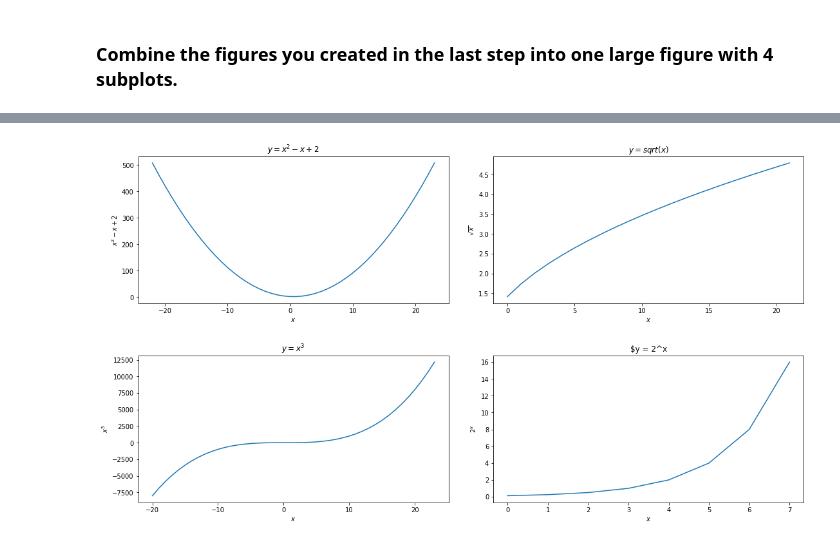
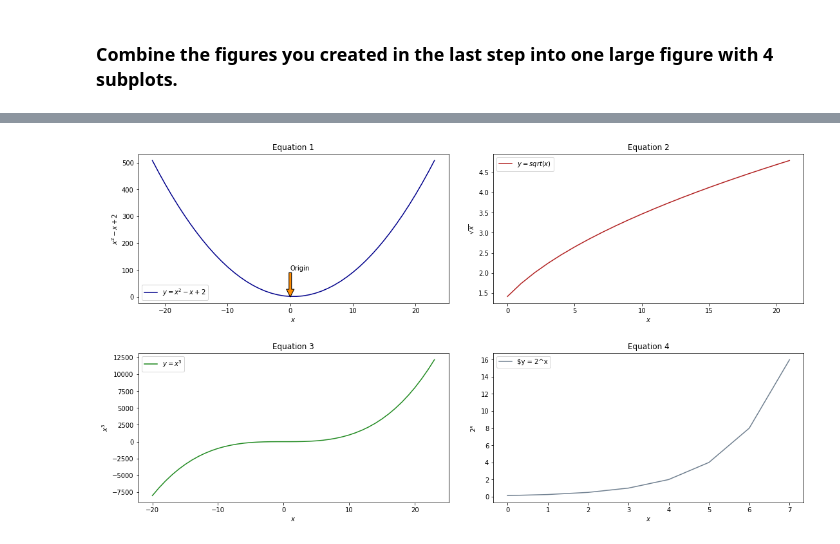
Before and after one commit to lukewbecker/numpy-pandas-visualization-exercises, a Jupyter notebook: matplotlib_exercises.ipynb, the cells around one changed output, grey strips where cells are left out. Cells and saved outputs as stored; diff of their text form; code cells hidden in the pictures.

```diff
--- a/matplotlib_exercises.ipynb
+++ b/matplotlib_exercises.ipynb
@@ -96,40 +132,46 @@ plt.show()
 plt.figure(figsize=(16, 9))
 
 # subplots data - except for the first subplot, I am referring to the variables created earlier in the notebook
 
 plt.subplot(2,2,1)
 x1 = list(range(-22, 24))
 y1 = [i ** 2 - i + 2 for i in x]
-plt.plot(x, y)
+plt.plot(x, y, c = 'darkblue', label = "$y = x^2 - x + 2$")
 plt.ylabel('$x^2 - x + 2$')
 plt.xlabel('$x$')
-plt.title("$y = x^2 - x + 2$")
+plt.annotate('Origin', xy=(0,0), xytext = (0, 100),
+            arrowprops=dict(facecolor = 'darkorange'))
+plt.legend(loc = 3)
+plt.title('Equation 1')
 
 plt.subplot(2,2,2)
 x2p = list(range(2, 24))
 y2p = [math.sqrt(i) for i in x2p]
-plt.plot(y2p)
+plt.plot(y2p, c = 'firebrick', label = "$y = sqrt(x)$")
 plt.ylabel('$\sqrt{x}$')
 plt.xlabel('$x$')
-plt.title("$y = sqrt(x)$")
+plt.legend(loc = 2)
+plt.title('Equation 2')
 
 plt.subplot(2,2,3)
 x3p = list(range(-20, 24))
 y3p = [i ** 3 for i in x3p]
-plt.plot(x3p, y3p)
+plt.plot(x3p, y3p, c = 'forestgreen', label = "$y = x^3$")
 plt.ylabel('$x^3$')
 plt.xlabel('$x$')
-plt.title("$y = x^3$")
+plt.legend(loc = 2)
+plt.title('Equation 3')
 
 plt.subplot(2,2,4)
-x4p = list(range(-3, 5))
+x4p = list(range(-3, 5,))
 y4p = [2 ** i for i in x4p]
-plt.plot(y4p)
+plt.plot(y4p, c = 'slategray', label = "$y = 2^x")
 plt.ylabel("$2^x$")
 plt.xlabel("$x$")
-plt.title('$y = 2^x')
+plt.legend(loc = 2)
+plt.title('Equation 4')
 
 plt.tight_layout(pad = 3.0)
 plt.show()
 # %% [output]
-[figure, old version]
+[figure, new version]
```
Also changed, not shown: parts of 2 cells of this notebook.
